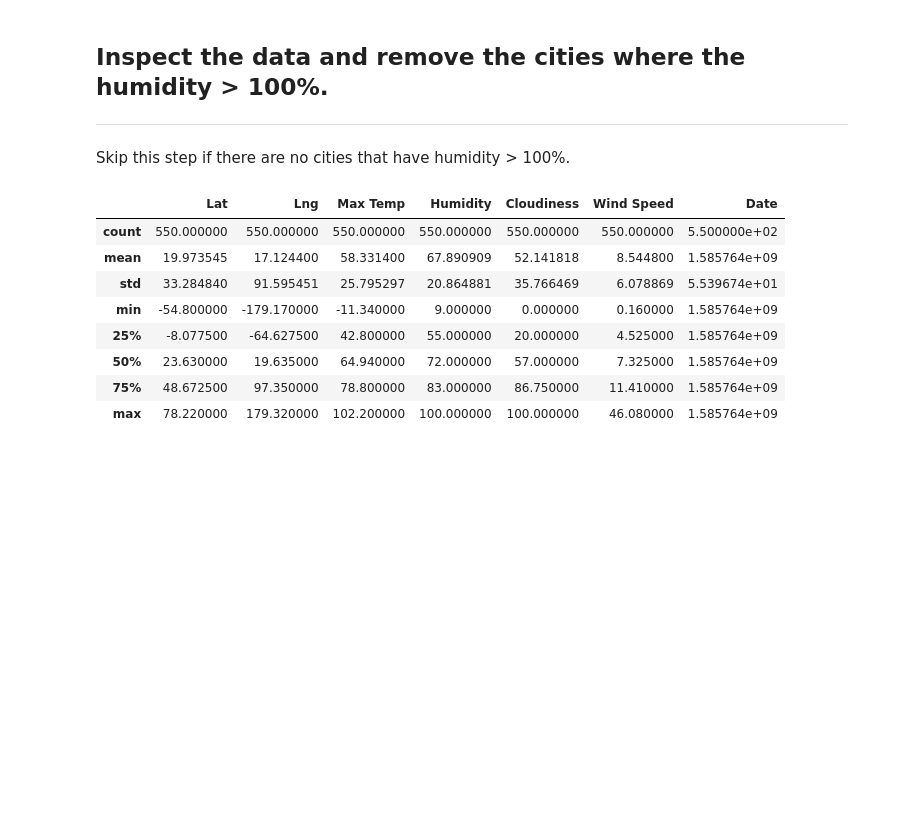
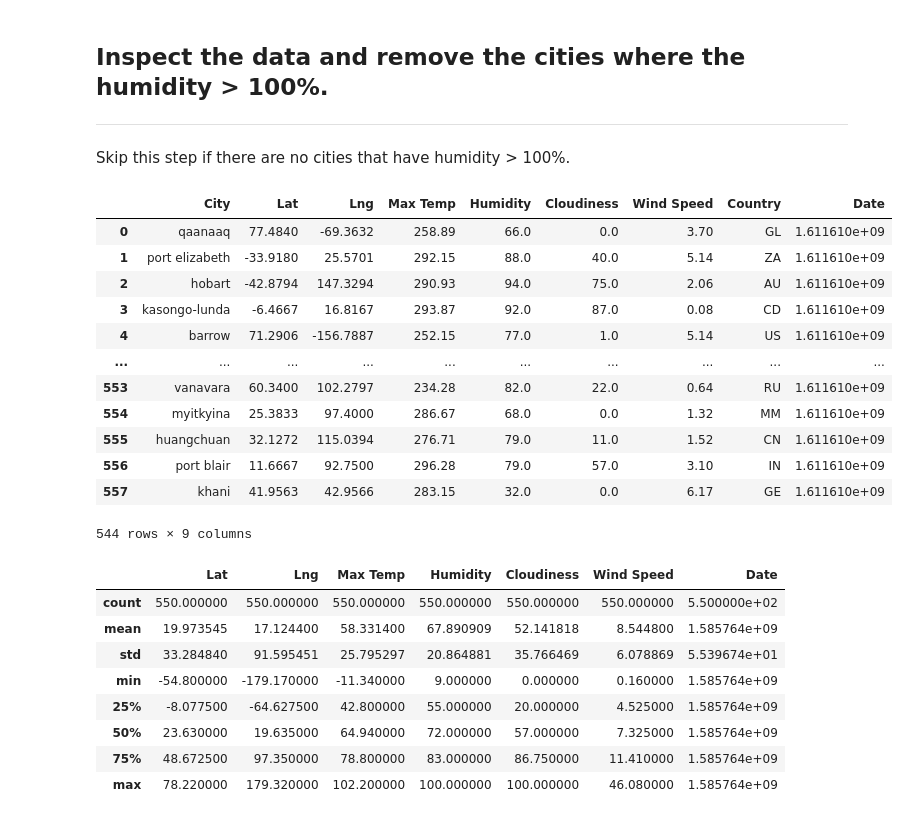
Before and after one commit to pratixashah/Python-API, a Jupyter notebook: WeatherPy/WeatherPy.ipynb, the cells around one changed output. Drawn from its saved outputs; the diff is of its cells as text; code cells hidden in the pictures; blank space fills up the shorter version.

Commit message:
summary statistics for all cities

```diff
--- a/WeatherPy/WeatherPy.ipynb
+++ b/WeatherPy/WeatherPy.ipynb
@@ -199,6 +219,23 @@ cities_final
 ## Inspect the data and remove the cities where the humidity > 100%.
 ----
 Skip this step if there are no cities that have humidity > 100%.
+# %%
+summary_humidity_df = cities_final.loc[cities_final['Humidity'] < 100]
+summary_humidity_df
+# %% [output]
+|  | City | Lat | Lng | Max Temp | Humidity | Cloudiness | Wind Speed | Country | Date |
+| 0 | qaanaaq | 77.4840 | -69.3632 | 258.89 | 66.0 | 0.0 | 3.70 | GL | 1.611610e+09 |
+| 1 | port elizabeth | -33.9180 | 25.5701 | 292.15 | 88.0 | 40.0 | 5.14 | ZA | 1.611610e+09 |
+| 2 | hobart | -42.8794 | 147.3294 | 290.93 | 94.0 | 75.0 | 2.06 | AU | 1.611610e+09 |
+| 3 | kasongo-lunda | -6.4667 | 16.8167 | 293.87 | 92.0 | 87.0 | 0.08 | CD | 1.611610e+09 |
+| 4 | barrow | 71.2906 | -156.7887 | 252.15 | 77.0 | 1.0 | 5.14 | US | 1.611610e+09 |
+| ... | ... | ... | ... | ... | ... | ... | ... | ... | ... |
+| 553 | vanavara | 60.3400 | 102.2797 | 234.28 | 82.0 | 22.0 | 0.64 | RU | 1.611610e+09 |
+| 554 | myitkyina | 25.3833 | 97.4000 | 286.67 | 68.0 | 0.0 | 1.32 | MM | 1.611610e+09 |
+| 555 | huangchuan | 32.1272 | 115.0394 | 276.71 | 79.0 | 11.0 | 1.52 | CN | 1.611610e+09 |
+| 556 | port blair | 11.6667 | 92.7500 | 296.28 | 79.0 | 57.0 | 3.10 | IN | 1.611610e+09 |
+| 557 | khani | 41.9563 | 42.9566 | 283.15 | 32.0 | 0.0 | 6.17 | GE | 1.611610e+09 |
+544 rows × 9 columns
 # %%
 # %% [output]
 |  | Lat | Lng | Max Temp | Humidity | Cloudiness | Wind Speed | Date |
```
Also changed, not shown: parts of 1 cell of this notebook.
